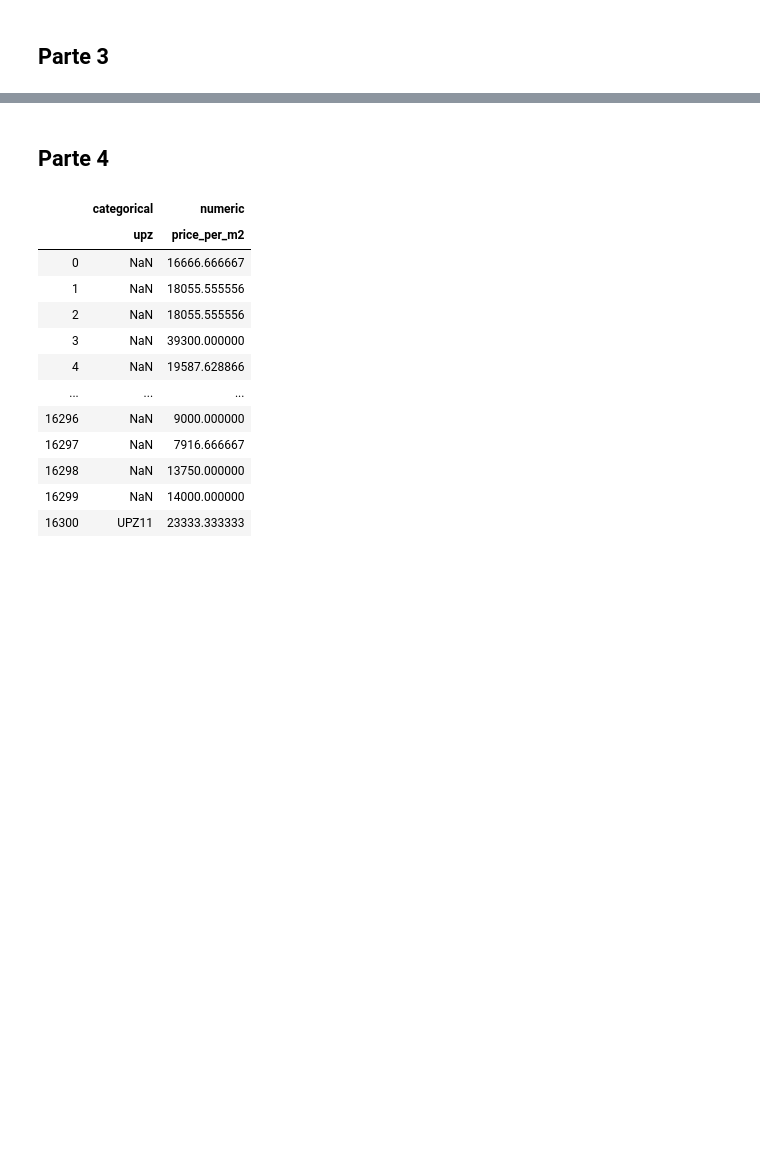
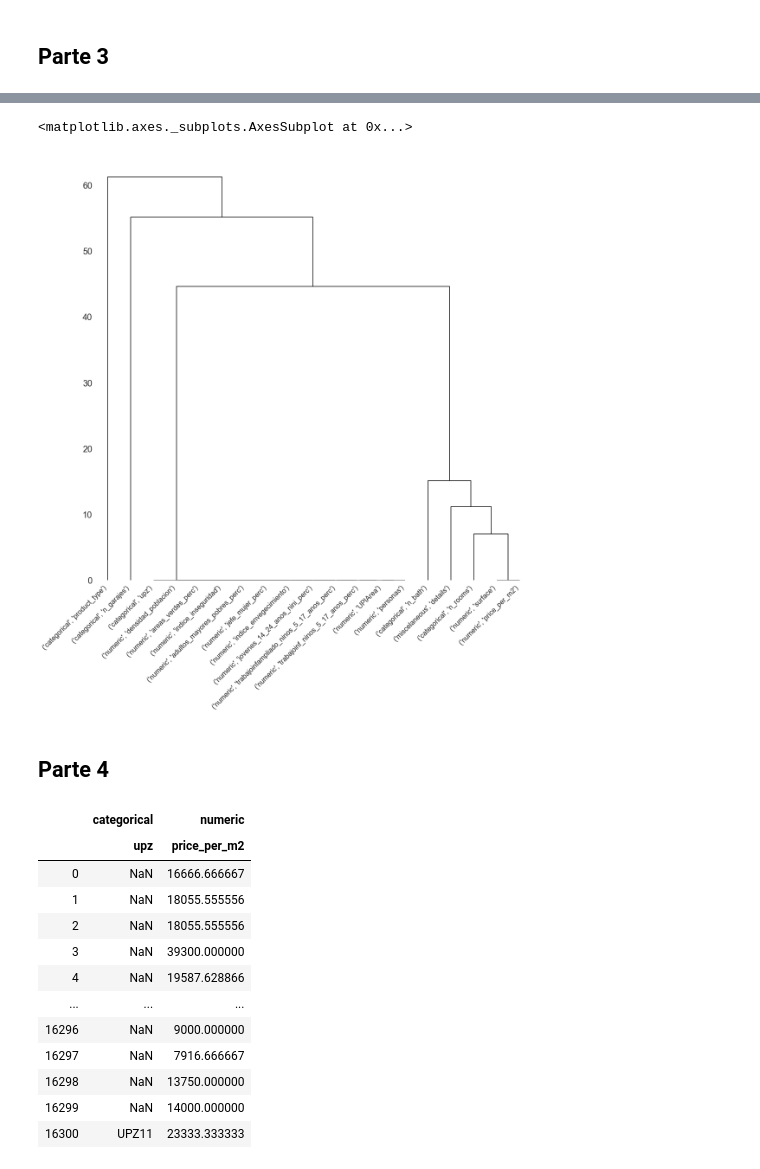
Before and after one commit to kurtwalsen/MA6202-Tarea-1, a Jupyter notebook: tarea1.ipynb, the cells around one changed output, grey strips where cells are left out. Cells and saved outputs as stored; diff of their text form; code cells hidden in the pictures; blank space fills up the shorter version.

```diff
--- a/tarea1.ipynb
+++ b/tarea1.ipynb
@@ -1475,3 +1602,27 @@ msno.heatmap(df, ax = ax)
+# %%
+'''A través de un dendograma podemos confirmar la relación de datos
+faltantes, ahora entre grupos. Confirmamos lo mencionado con las
+estadísticas y upz, junto con la relacion 'surface' y 'price_per_m2'.
+
+Se observa cómo 'product_type' no tiene relación alguna en su
+ausencia de datos con variables como 'property_type','rent_type',
+'surface', sino mas bien en los rangos de valor de éstas.
+
+Además notamos que la ausencia de datos en 'n_garajes' tambien es ajena
+a la ausencia de datos en otras variables expuestas acá.
+
+Concluimos entonces que nuestra data puede presentar un tipo de
+mecanismo de pérdida de información del tipo MAR, pues en su mayoria
+depende de variables que podemos observar su valor:
+-'upz' para estadísticas
+- 'property_type','rent_type','surface' para 'product_type'
+- 'surface' para 'price_per_m2'
+'''
+fig, ax = plt.subplots()
+msno.dendrogram(df_copy[list(df_copy.isnull().sum().nlargest(19).index)], ax=ax,orientation='top')
+# %% [output]
+<matplotlib.axes._subplots.AxesSubplot at 0x...>
+[figure, added]
 # %% [markdown]
 ## Parte 4
 # %%
```
Also changed, not shown: parts of 25 cells of this notebook.
